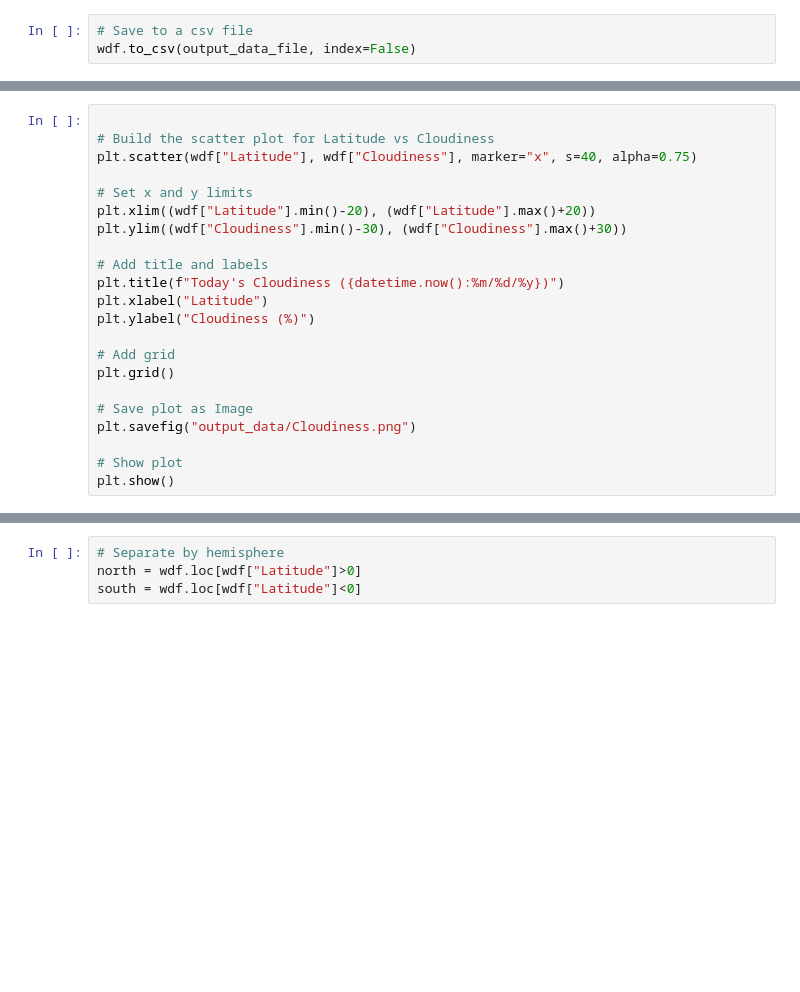
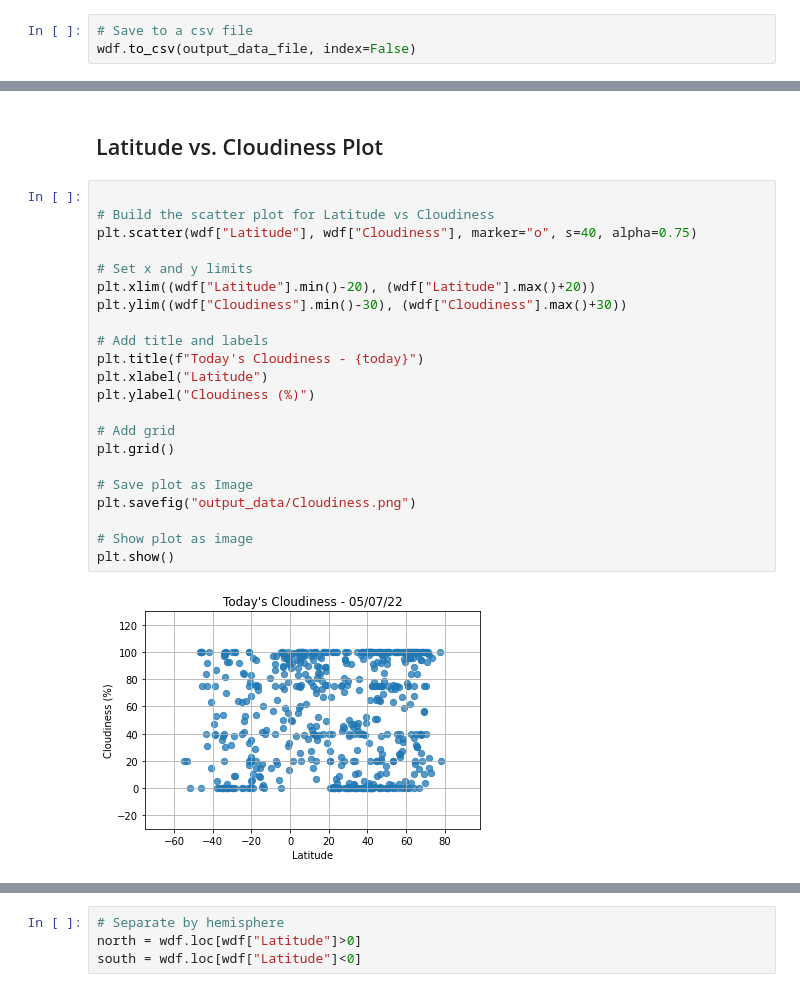
Before and after one commit to cbarraza93/python-api-challenge, a Jupyter notebook: WeatherPy/WeatherPy.ipynb, the cells around one changed output, grey strips where cells are left out. Cells and saved outputs as stored; diff of their text form; blank space fills up the shorter version.

```diff
--- a/WeatherPy/WeatherPy.ipynb
+++ b/WeatherPy/WeatherPy.ipynb
@@ -170,22 +246,26 @@ plt.show()
+# %% [markdown]
+## Latitude vs. Cloudiness Plot
 # %%
 
 # Build the scatter plot for Latitude vs Cloudiness
-plt.scatter(wdf["Latitude"], wdf["Cloudiness"], marker="x", s=40, alpha=0.75)
+plt.scatter(wdf["Latitude"], wdf["Cloudiness"], marker="o", s=40, alpha=0.75)
 
 # Set x and y limits
 plt.xlim((wdf["Latitude"].min()-20), (wdf["Latitude"].max()+20))
 plt.ylim((wdf["Cloudiness"].min()-30), (wdf["Cloudiness"].max()+30))
 
 # Add title and labels
-plt.title(f"Today's Cloudiness ({datetime.now():%m/%d/%y})")
+plt.title(f"Today's Cloudiness - {today}")
 plt.xlabel("Latitude")
 plt.ylabel("Cloudiness (%)")
 
 # Add grid
 plt.grid()
 
 # Save plot as Image
 plt.savefig("output_data/Cloudiness.png")
 
-# Show plot
+# Show plot as image
 plt.show()
+# %% [output]
+[figure, added]
```
Also changed, not shown: parts of 34 cells of this notebook, 13 other files.
